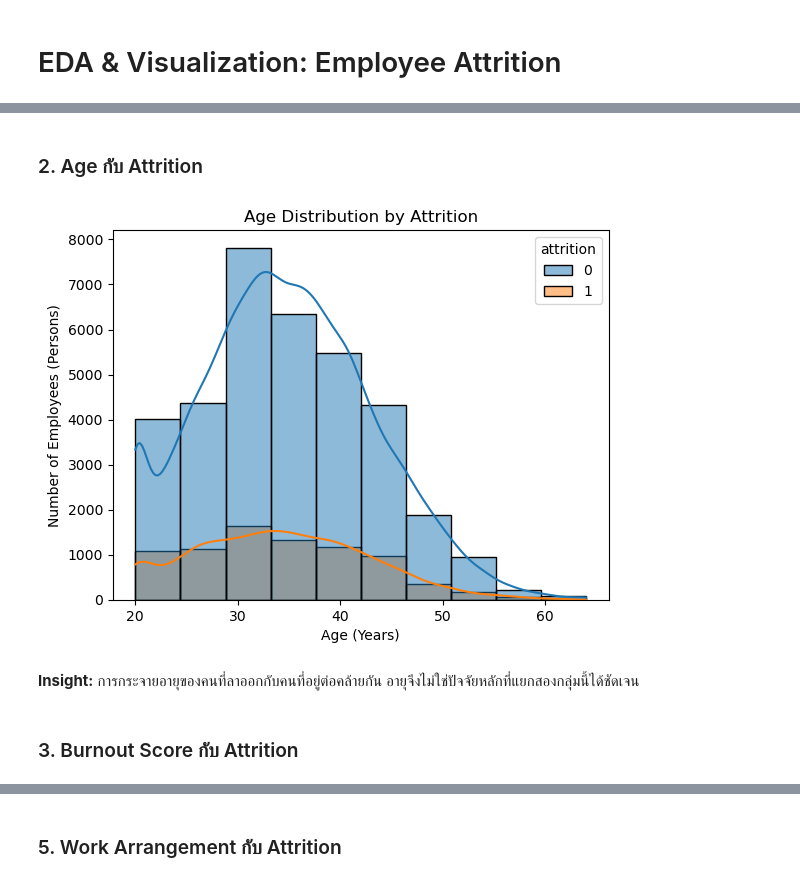
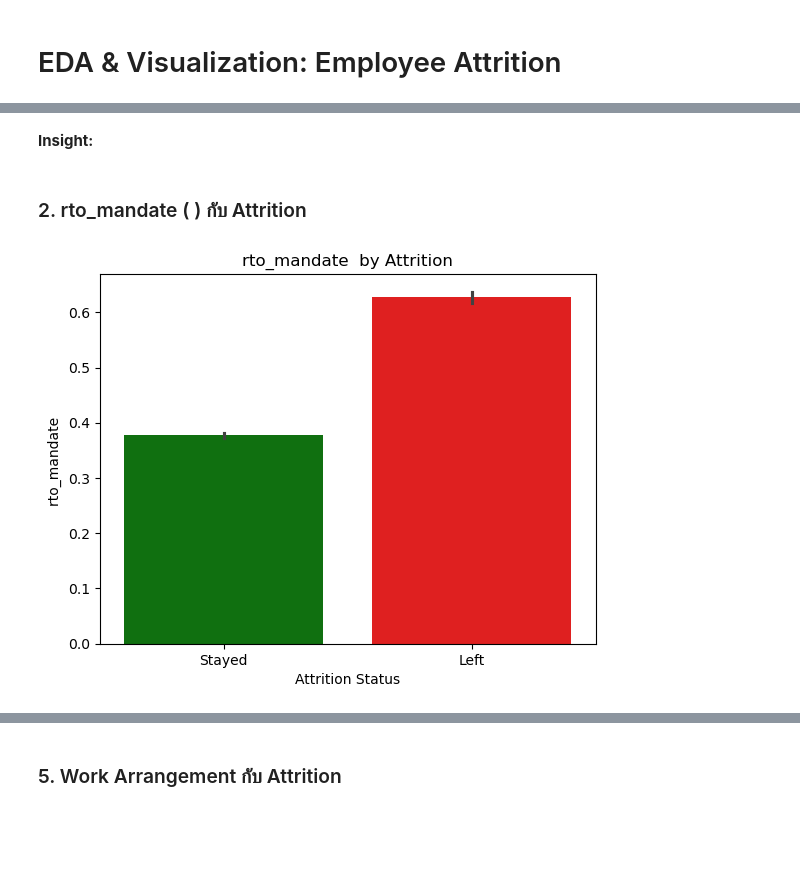
Before and after one commit to DDECHH/Employee-Attrition, a Jupyter notebook: notebooks/02_data_visualization.ipynb, the cells around one changed output, grey strips where cells are left out. Cells and saved outputs as stored; diff of their text form; code cells hidden in the pictures; blank space fills up the shorter version.

```diff
--- a/notebooks/02_data_visualization.ipynb
+++ b/notebooks/02_data_visualization.ipynb
@@ -6,7 +8,8 @@ import pandas as pd
 import matplotlib.pyplot as plt
 import seaborn as sns
 
-data = "../data/data_preprocess.csv"
-df = pd.read_csv(data)
+
+df = pd.read_csv("../data/employee_attrition_2026_master.csv")
+# df['attrition_pct'] = df['attrition'] * 100
 df.head()
 # %% [output]
@@ -54,15 +152,14 @@ print(f"จำนวนพนักงานที่ลาออก {attr_count
+# %% [markdown]
+**Insight:**
 # %% [markdown]
-### 2. Age กับ Attrition
+### 2. rto_mandate  (  ) กับ Attrition
 # %%
-sns.histplot(data=df, x='age', hue='attrition', bins=10, kde=True,)
+sns.barplot(x='attrition', y='rto_mandate', data=df, hue='attrition', palette=['green','red'], legend=False)
 
-plt.title("Age Distribution by Attrition")
-plt.xlabel("Age (Years)")
-plt.ylabel("Number of Employees (Persons)")
+plt.title("rto_mandate  by Attrition")
+plt.xticks([0, 1], ["Stayed", "Left"])
+plt.xlabel("Attrition Status")
+plt.ylabel("rto_mandate ")
 plt.show()
 # %% [output]
-[figure, old version]
+[figure, new version]
-# %% [markdown]
-**Insight:** การกระจายอายุของคนที่ลาออกกับคนที่อยู่ต่อคล้ายกัน อายุจึงไม่ใช่ปัจจัยหลักที่แยกสองกลุ่มนี้ได้ชัดเจน
-# %% [markdown]
-### 3. Burnout Score กับ Attrition
```
Also changed, not shown: parts of 31 cells of this notebook, 16 other files.
